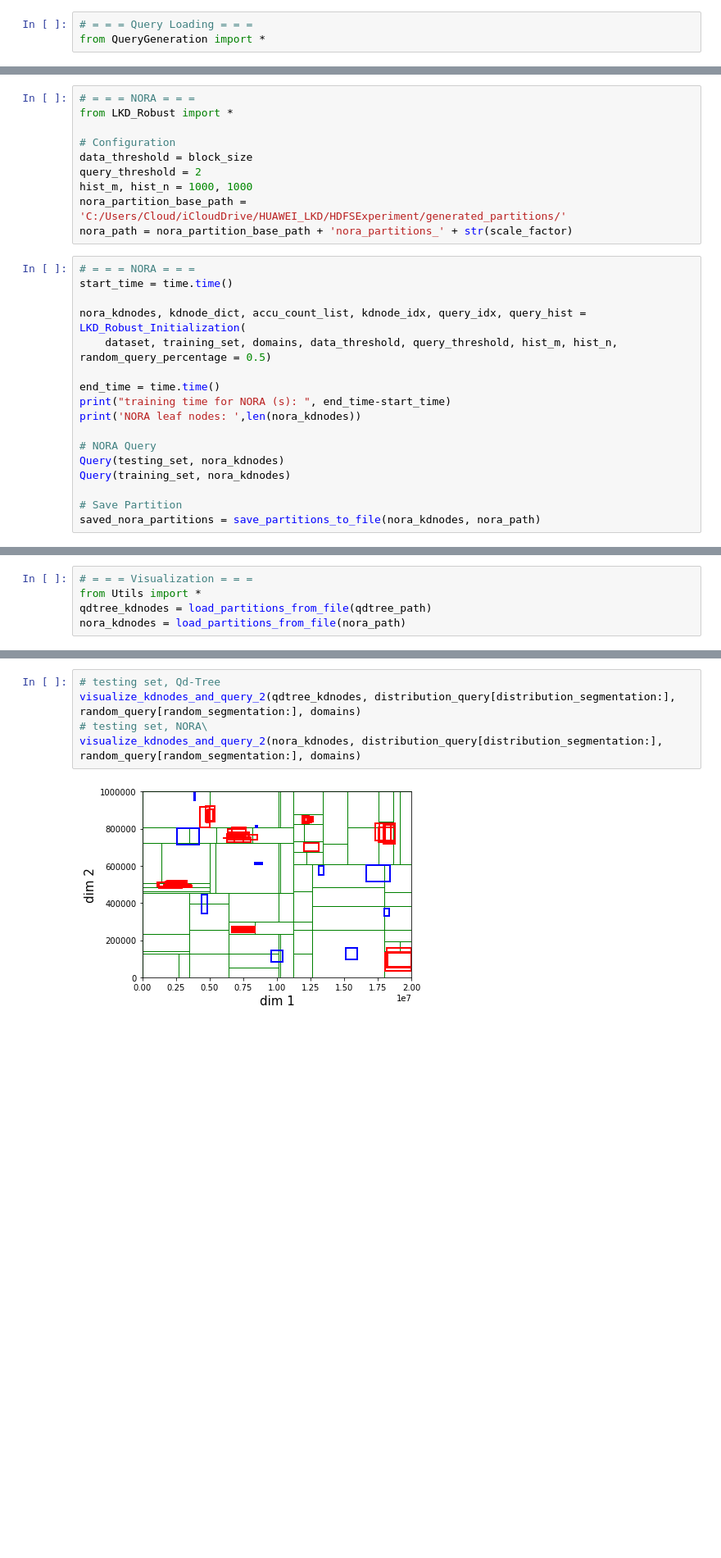
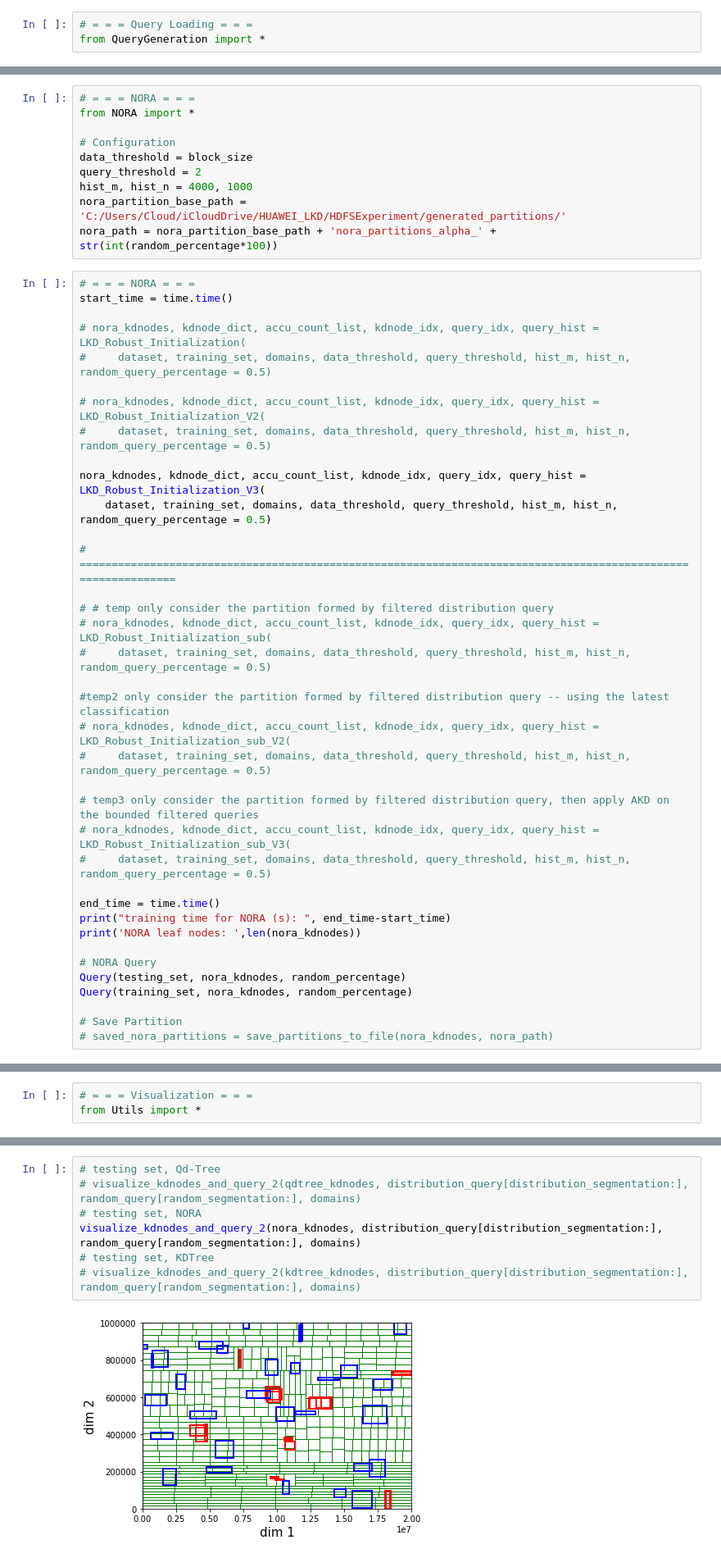
Before and after one commit to cloudray8580/NORA_Simulation, a Jupyter notebook: NORA_Exper.ipynb, the cells around one changed output, grey strips where cells are left out. Shown at 82% size. Drawn from its saved outputs; the diff is of its cells as text; blank space fills up the shorter version.

```diff
--- a/NORA_Exper.ipynb
+++ b/NORA_Exper.ipynb
@@ -120,28 +155,48 @@ total records that all the queries retrieve:  3221001
 # %%
 # = = = NORA = = =
-from LKD_Robust import *
+from NORA import *
 
 # Configuration
 data_threshold = block_size
 query_threshold = 2
-hist_m, hist_n = 1000, 1000
+hist_m, hist_n = 4000, 1000
 nora_partition_base_path = 'C:/Users/Cloud/iCloudDrive/HUAWEI_LKD/HDFSExperiment/generated_partitions/'
-nora_path = nora_partition_base_path + 'nora_partitions_' + str(scale_factor)
+nora_path = nora_partition_base_path + 'nora_partitions_alpha_' + str(int(random_percentage*100))
 # %%
 # = = = NORA = = =
 start_time = time.time()
 
-nora_kdnodes, kdnode_dict, accu_count_list, kdnode_idx, query_idx, query_hist = LKD_Robust_Initialization(
+# nora_kdnodes, kdnode_dict, accu_count_list, kdnode_idx, query_idx, query_hist = LKD_Robust_Initialization(
+#     dataset, training_set, domains, data_threshold, query_threshold, hist_m, hist_n, random_query_percentage = 0.5)
+
+# nora_kdnodes, kdnode_dict, accu_count_list, kdnode_idx, query_idx, query_hist = LKD_Robust_Initialization_V2(
+#     dataset, training_set, domains, data_threshold, query_threshold, hist_m, hist_n, random_query_percentage = 0.5)
+
+nora_kdnodes, kdnode_dict, accu_count_list, kdnode_idx, query_idx, query_hist = LKD_Robust_Initialization_V3(
     dataset, training_set, domains, data_threshold, query_threshold, hist_m, hist_n, random_query_percentage = 0.5)
+
+# ==============================================================================================================
+
+# # temp only consider the partition formed by filtered distribution query
+# nora_kdnodes, kdnode_dict, accu_count_list, kdnode_idx, query_idx, query_hist = LKD_Robust_Initialization_sub(
+#     dataset, training_set, domains, data_threshold, query_threshold, hist_m, hist_n, random_query_percentage = 0.5)
+
+#temp2 only consider the partition formed by filtered distribution query -- using the latest classification
+# nora_kdnodes, kdnode_dict, accu_count_list, kdnode_idx, query_idx, query_hist = LKD_Robust_Initialization_sub_V2(
+#     dataset, training_set, domains, data_threshold, query_threshold, hist_m, hist_n, random_query_percentage = 0.5)
+
+# temp3 only consider the partition formed by filtered distribution query, then apply AKD on the bounded filtered queries
+# nora_kdnodes, kdnode_dict, accu_count_list, kdnode_idx, query_idx, query_hist = LKD_Robust_Initialization_sub_V3(
+#     dataset, training_set, domains, data_threshold, query_threshold, hist_m, hist_n, random_query_percentage = 0.5)
 
 end_time = time.time()
 print("training time for NORA (s): ", end_time-start_time)
 print('NORA leaf nodes: ',len(nora_kdnodes))
 
 # NORA Query
-Query(testing_set, nora_kdnodes)
-Query(training_set, nora_kdnodes)
+Query(testing_set, nora_kdnodes, random_percentage)
+Query(training_set, nora_kdnodes, random_percentage)
 
 # Save Partition
-saved_nora_partitions = save_partitions_to_file(nora_kdnodes, nora_path)
+# saved_nora_partitions = save_partitions_to_file(nora_kdnodes, nora_path)
 # %% [output]
@@ -156,5 +263,3 @@ total records that all the queries retrieve:  1878834
 # %%
 # = = = Visualization = = =
 from Utils import *
-qdtree_kdnodes = load_partitions_from_file(qdtree_path)
-nora_kdnodes = load_partitions_from_file(nora_path)
@@ -161,7 +277,9 @@ nora_kdnodes = load_partitions_from_file(nora_path)
 # %%
 # testing set, Qd-Tree
-visualize_kdnodes_and_query_2(qdtree_kdnodes, distribution_query[distribution_segmentation:], random_query[random_segmentation:], domains)
-# testing set, NORA\
+# visualize_kdnodes_and_query_2(qdtree_kdnodes, distribution_query[distribution_segmentation:], random_query[random_segmentation:], domains)
+# testing set, NORA
 visualize_kdnodes_and_query_2(nora_kdnodes, distribution_query[distribution_segmentation:], random_query[random_segmentation:], domains)
+# testing set, KDTree
+# visualize_kdnodes_and_query_2(kdtree_kdnodes, distribution_query[distribution_segmentation:], random_query[random_segmentation:], domains)
 # %% [output]
-[figure, old version]
+[figure, new version]
```
Also changed, not shown: parts of 18 cells of this notebook, 5 other files.
